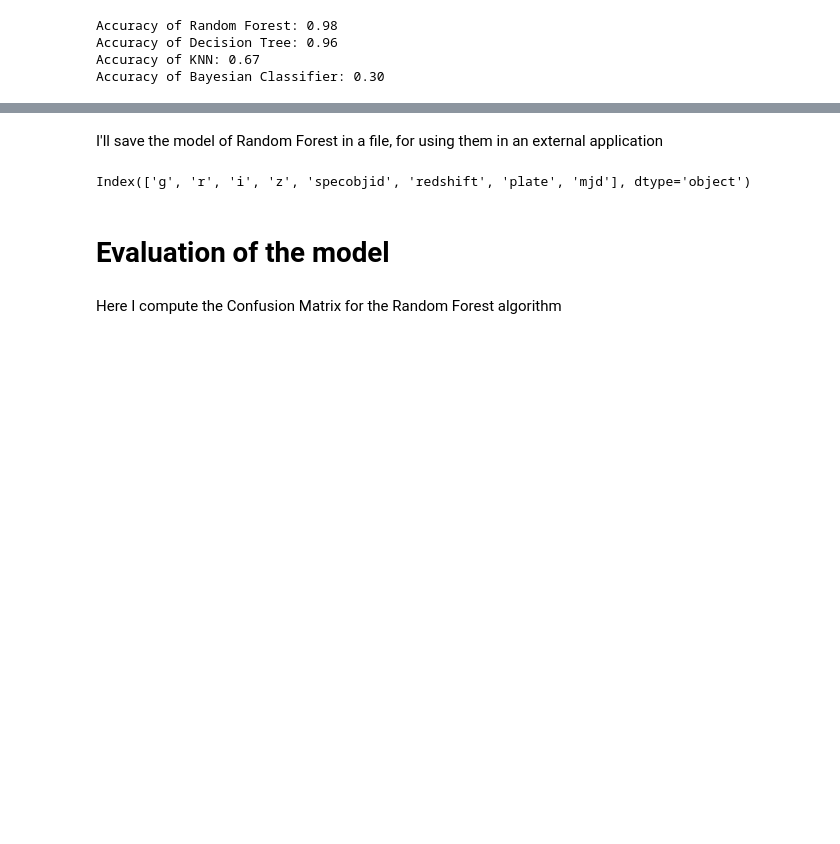
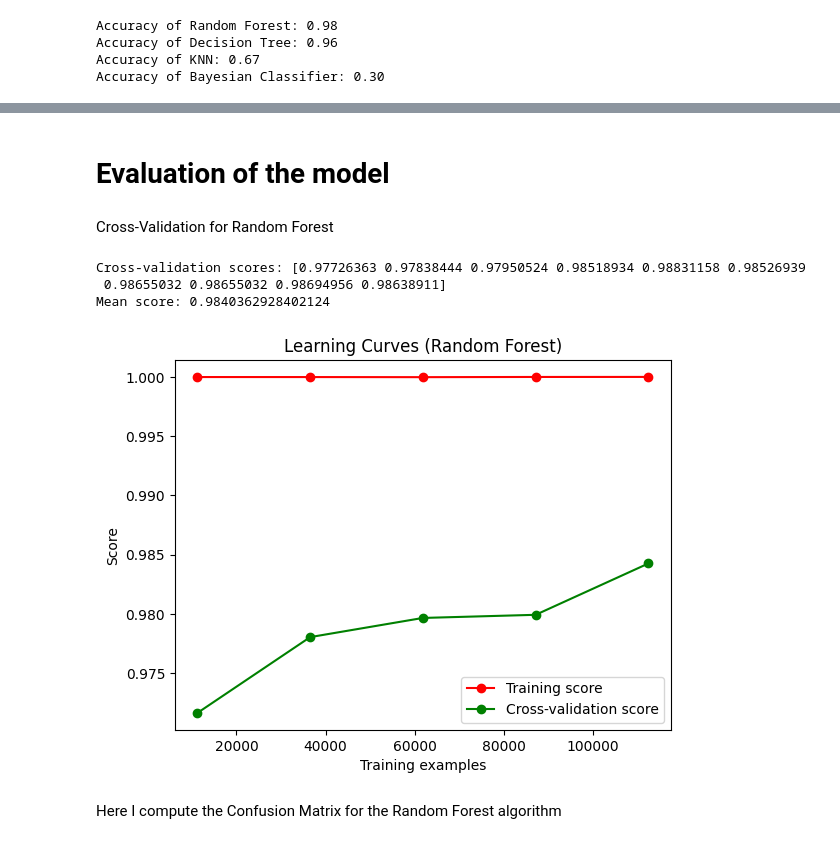
Before and after one commit to gabrielemarino-gm/StellarClassificator, a Jupyter notebook: project.ipynb, the cells around one changed output, grey strips where cells are left out. Saved outputs shown, nothing was run; the diff lists cells and outputs as text; code cells hidden in the pictures; blank space fills up the shorter version.

```diff
--- a/project.ipynb
+++ b/project.ipynb
@@ -514,2 +400,0 @@ Accuracy of Bayesian Classifier: 0.30
-# %% [markdown]
-<p style="size: 12pt">I'll save the model of Random Forest in a file, for using them in an external application</p>
@@ -519,9 +401,34 @@ with open('starClassificationApp/model.pkl', 'wb') as f:
-# %%
-X_train_after_balancing.keys()
-# %% [output]
-Index(['g', 'r', 'i', 'z', 'specobjid', 'redshift', 'plate', 'mjd'], dtype='object')
 # %% [markdown]
 <h1>Evaluation of the model</h1>
+# %% [markdown]
+Cross-Validation for Random Forest
+# %%
+from sklearn.model_selection import cross_val_score, learning_curve
+import matplotlib.pyplot as plt
+
+# Utilizza la cross-validation per valutare l'accuratezza del modello
+scores = cross_val_score(rf, X_train_after_balancing, y_train_after_balancing, cv=10)
+
+# Stampa i risultati della cross-validation
+print("Cross-validation scores:", scores)
+print("Mean score:", scores.mean())
+
+# Disegna la curva di apprendimento del modello
+train_sizes, train_scores, test_scores = learning_curve(rf, X_train_after_balancing, y_train_after_balancing, cv=10)
+
+plt.plot(train_sizes, train_scores.mean(axis=1), 'o-', color='r', label="Training score")
+plt.plot(train_sizes, test_scores.mean(axis=1), 'o-', color='g', label="Cross-validation score")
+
+plt.title("Learning Curves (Random Forest)")
+plt.xlabel("Training examples")
+plt.ylabel("Score")
+plt.legend(loc="best")
+plt.show()
+# %% [output]
+Cross-validation scores: [0.97726363 0.97838444 0.97950524 0.98518934 0.98831158 0.98526939
+ 0.98655032 0.98655032 0.98694956 0.98638911]
+Mean score: 0.9840362928402124
+[figure, added]
 # %% [markdown]
 Here I compute the Confusion Matrix for the Random Forest algorithm
 # %%
```
Also changed, not shown: parts of 28 cells of this notebook, 2 other files.
